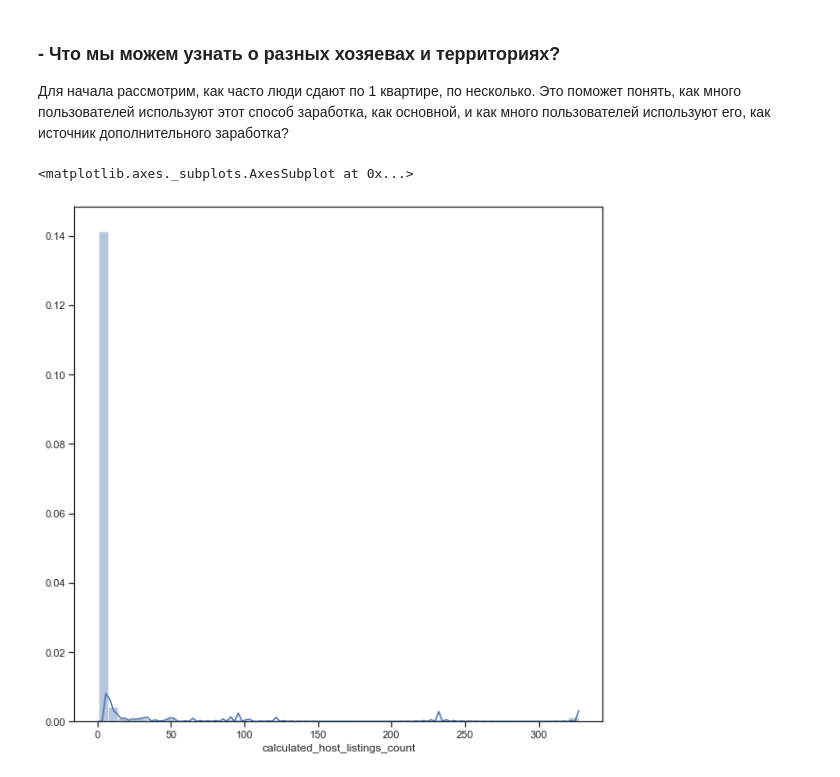
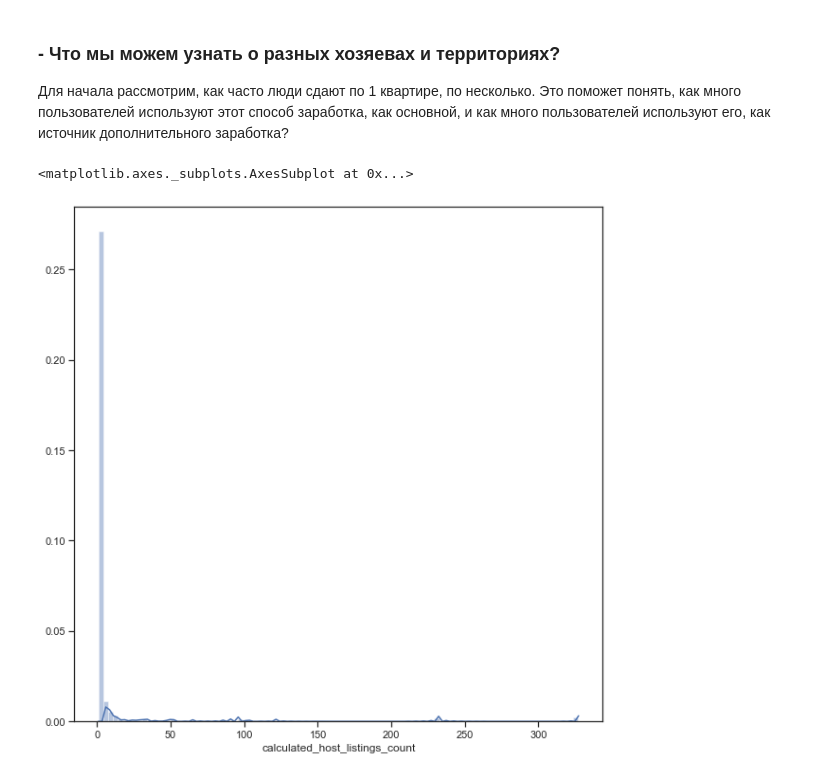
Before and after one commit to tonyafedorova/ML_MSc_1course, a Jupyter notebook: Lab1/Lab1_MMO.ipynb, the cells around one changed output. Drawn from its saved outputs; the diff is of its cells as text; code cells hidden in the pictures.

```diff
--- a/Lab1/Lab1_MMO.ipynb
+++ b/Lab1/Lab1_MMO.ipynb
@@ -137,7 +136,7 @@ data.describe()
 Для начала рассмотрим, как часто люди сдают по 1 квартире, по несколько. Это поможет понять, как много пользователей используют этот способ заработка, как основной, и как много пользователей используют его, как источник дополнительного заработка?
 # %%
 fig, ax = plt.subplots(figsize=(10,10))
-sns.distplot(data['calculated_host_listings_count'])
+sns.distplot(data['calculated_host_listings_count'], bins=100)
 # %% [output]
 <matplotlib.axes._subplots.AxesSubplot at 0x...>
-[figure, old version]
+[figure, new version]
```
Also changed, not shown: parts of 12 cells of this notebook.
